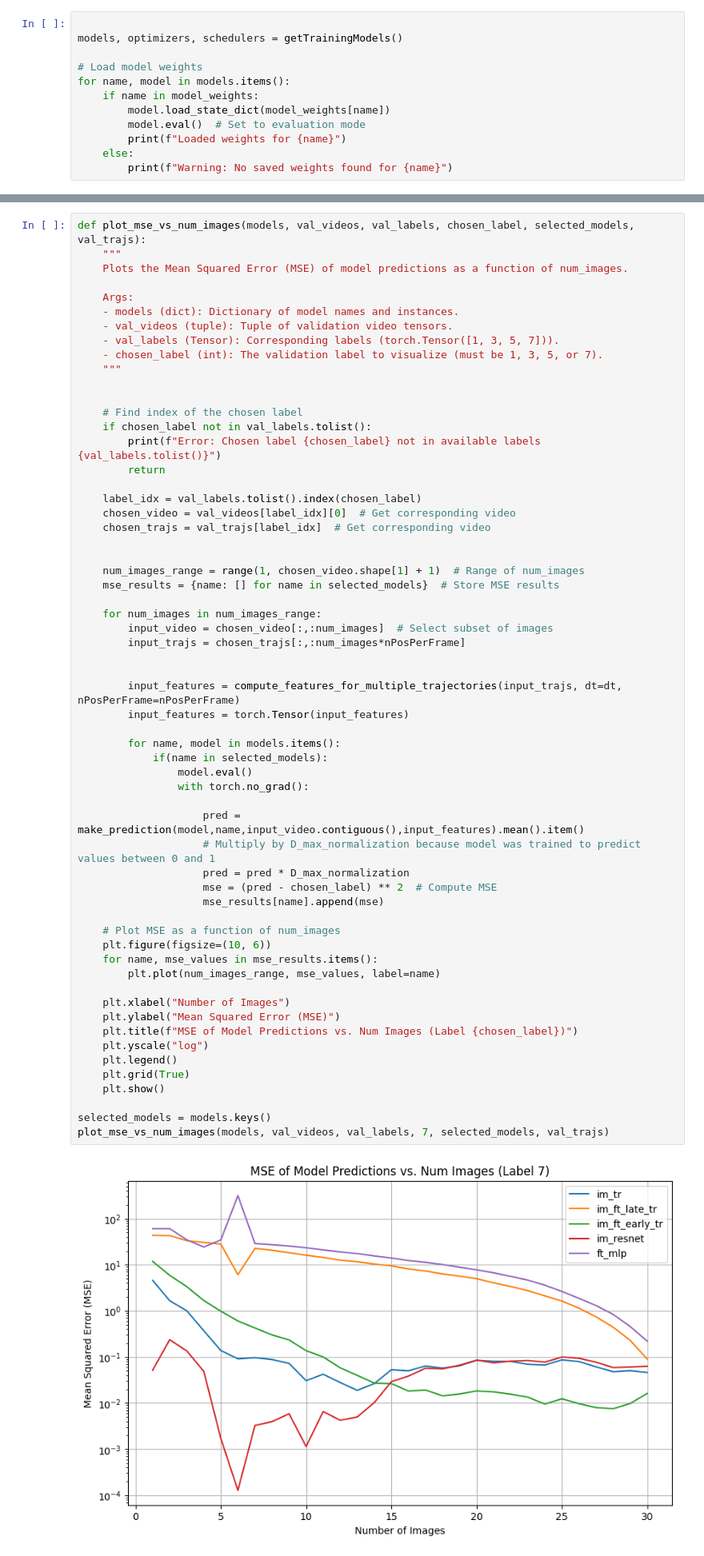
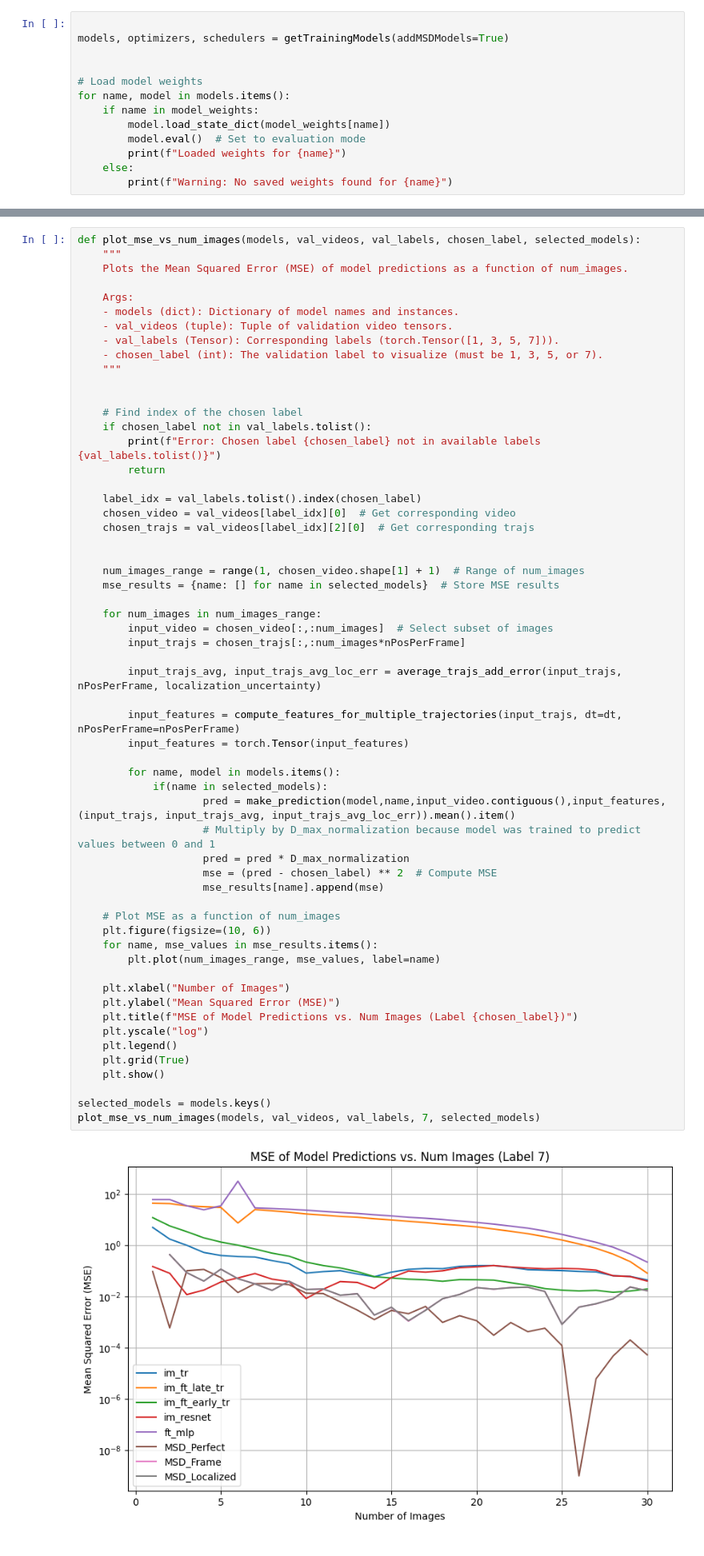
Before and after one commit to Biomedical-Imaging-Group/MolecularDiffusion_MiViT, a Jupyter notebook: train_resultsImagesFeatures.ipynb, the cells around one changed output, grey strips where cells are left out. Shown at 80% size. Saved outputs shown, nothing was run; the diff lists cells and outputs as text.

```diff
--- a/train_resultsImagesFeatures.ipynb
+++ b/train_resultsImagesFeatures.ipynb
@@ -130,7 +128,8 @@ if __name__ == "__main__":
 [figure]
 # %%
 
-models, optimizers, schedulers = getTrainingModels()
+models, optimizers, schedulers = getTrainingModels(addMSDModels=True)
+
 
 # Load model weights
 for name, model in models.items():
@@ -240,5 +269,5 @@ plot_model_predictions_violin(models, val_videos, val_labels, chosen_labels)
 # %%
-def plot_mse_vs_num_images(models, val_videos, val_labels, chosen_label, selected_models, val_trajs):
+def plot_mse_vs_num_images(models, val_videos, val_labels, chosen_label, selected_models):
     """
     Plots the Mean Squared Error (MSE) of model predictions as a function of num_images.
 
@@ -257,7 +286,7 @@ def plot_mse_vs_num_images(models, val_videos, val_labels, chosen_label, selecte
 
     label_idx = val_labels.tolist().index(chosen_label)
     chosen_video = val_videos[label_idx][0]  # Get corresponding video
-    chosen_trajs = val_trajs[label_idx]  # Get corresponding video
+    chosen_trajs = val_videos[label_idx][2][0]  # Get corresponding trajs
 
 
     num_images_range = range(1, chosen_video.shape[1] + 1)  # Range of num_images
@@ -266,39 +295,37 @@ def plot_mse_vs_num_images(models, val_videos, val_labels, chosen_label, selecte
     for num_images in num_images_range:
         input_video = chosen_video[:,:num_images]  # Select subset of images
         input_trajs = chosen_trajs[:,:num_images*nPosPerFrame]
 
+        input_trajs_avg, input_trajs_avg_loc_err = average_trajs_add_error(input_trajs, nPosPerFrame, localization_uncertainty)
 
         input_features = compute_features_for_multiple_trajectories(input_trajs, dt=dt, nPosPerFrame=nPosPerFrame)
         input_features = torch.Tensor(input_features)
 
         for name, model in models.items():
             if(name in selected_models):
-                model.eval()
-                with torch.no_grad():
-
-                    pred = make_prediction(model,name,input_video.contiguous(),input_features).mean().item()
+                    pred = make_prediction(model,name,input_video.contiguous(),input_features, (input_trajs, input_trajs_avg, input_trajs_avg_loc_err)).mean().item()
                     # Multiply by D_max_normalization because model was trained to predict values between 0 and 1
                     pred = pred * D_max_normalization
                     mse = (pred - chosen_label) ** 2  # Compute MSE
                     mse_results[name].append(mse)
 
     # Plot MSE as a function of num_images
     plt.figure(figsize=(10, 6))
     for name, mse_values in mse_results.items():
         plt.plot(num_images_range, mse_values, label=name)
 
     plt.xlabel("Number of Images")
     plt.ylabel("Mean Squared Error (MSE)")
     plt.title(f"MSE of Model Predictions vs. Num Images (Label {chosen_label})")
     plt.yscale("log")
     plt.legend()
     plt.grid(True)
     plt.show()
 
 selected_models = models.keys()
-plot_mse_vs_num_images(models, val_videos, val_labels, 7, selected_models, val_trajs)
+plot_mse_vs_num_images(models, val_videos, val_labels, 7, selected_models)
 # %% [output]
-[figure, old version]
+[figure, new version]
 # %%
 def plot_mse_vs_num_images_all_D(models, val_vid_in_order, val_d_in_order, selected_models, val_trajs_in_order):
     """
```
Also changed, not shown: parts of 9 cells of this notebook, 4 other files.
